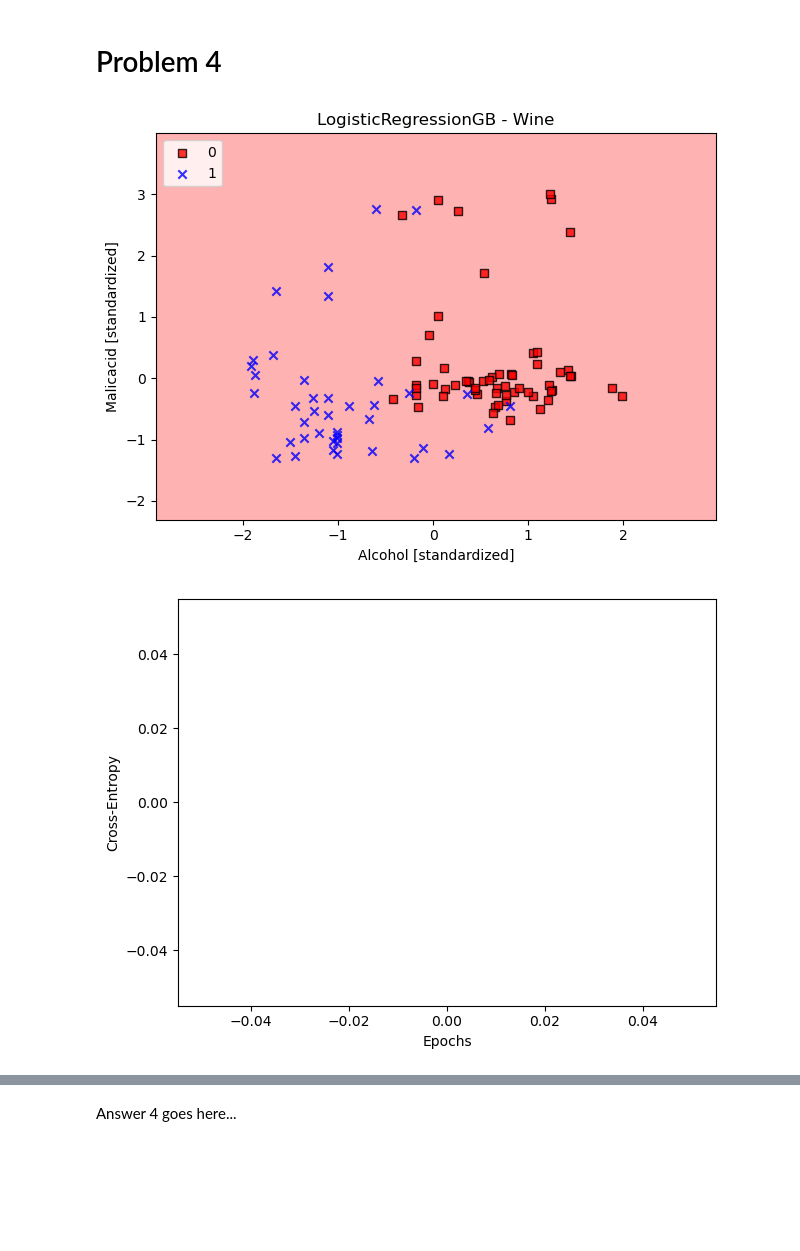
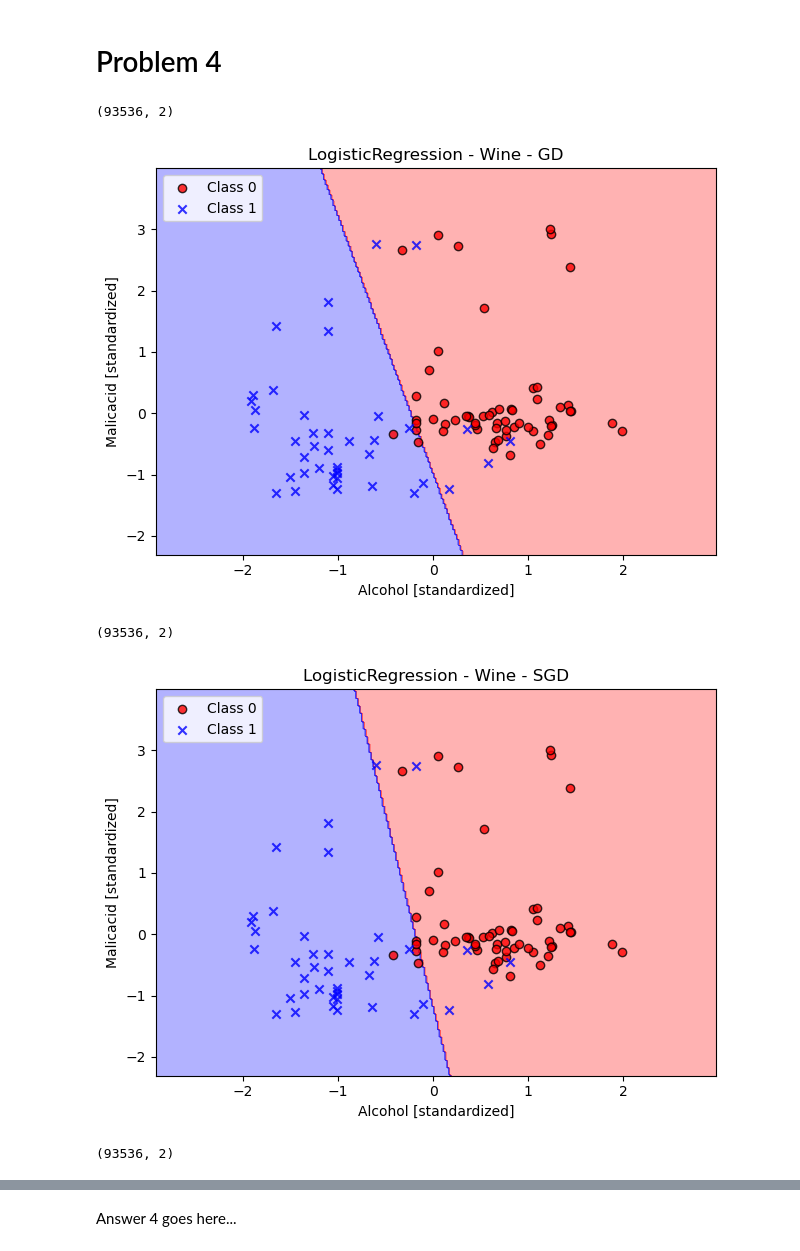
Before and after one commit to nnail0/429-hw1, a Jupyter notebook: 429_hw1_nn_mn.ipynb, the cells around one changed output, grey strips where cells are left out. Cells and saved outputs as stored; diff of their text form; code cells hidden in the pictures; blank space fills up the shorter version.

```diff
--- a/429_hw1_nn_mn.ipynb
+++ b/429_hw1_nn_mn.ipynb
@@ -691,26 +570,41 @@ class LogisticRegressionSGD:
-# %%
-minibatchSGD = LogisticRegressionSGD(0.01,
-                                     1000,
-                                     1,
-                                     32)
-minibatchSGD.fit_mini_batch_sgd(X_std2, y2)
-plot_decision_regions(X_std2, y2, classifier=minibatchSGD)
-
-plt.title('LogisticRegressionGB - Wine')
-plt.xlabel('Alcohol [standardized]')
-plt.ylabel('Malicacid [standardized]')
-plt.legend(loc='upper left')
-plt.tight_layout()
-plt.show()
-# %% [output]
-[figure, removed]
-# %%
-
-plt.plot(range(1, len(minibatchSGD.losses_) + 1),
-         minibatchSGD.losses_, marker='o')
-plt.xlabel('Epochs')
-plt.ylabel('Cross-Entropy')
-plt.tight_layout()
-plt.show()
-# %% [output]
-[figure, removed]
+# %%
+plot_decision_regions(X_std2, y2, classifier=lrgd2)
+plt.title('LogisticRegression - Wine - GD')
+plt.xlabel('Alcohol [standardized]')
+plt.ylabel('Malicacid [standardized]')
+plt.legend(loc='upper left')
+plt.tight_layout()
+plt.show()
+
+lr_sgd = LogisticRegression(eta=ETA,
+                              n_iter =NUM_ITER,
+                              batch_size=1,
+                              shuffle=True)
+lr_sgd.sgd_fit(X_std2, y2)
+plot_decision_regions(X_std2, y2, classifier=lr_sgd)
+plt.title('LogisticRegression - Wine - SGD')
+plt.xlabel('Alcohol [standardized]')
+plt.ylabel('Malicacid [standardized]')
+plt.legend(loc='upper left')
+plt.tight_layout()
+plt.show()
+
+minibatchSGD = LogisticRegression(eta=ETA,
+                                  n_iter=NUM_ITER,
+                                  batch_size=32,
+                                  shuffle=True)
+minibatchSGD.fit_mini_batch_SGD(X_std2, y2)
+plot_decision_regions(X_std2, y2, classifier=minibatchSGD)
+
+plt.title('LogisticRegression - Wine - MiniBatchSGD')
+plt.xlabel('Alcohol [standardized]')
+plt.ylabel('Malicacid [standardized]')
+plt.legend(loc='upper left')
+plt.tight_layout()
+plt.show()
+# %% [output]
+(93536, 2)
+[figure, added]
+(93536, 2)
+[figure, added]
+(93536, 2)
```
Also changed, not shown: parts of 26 cells of this notebook.
